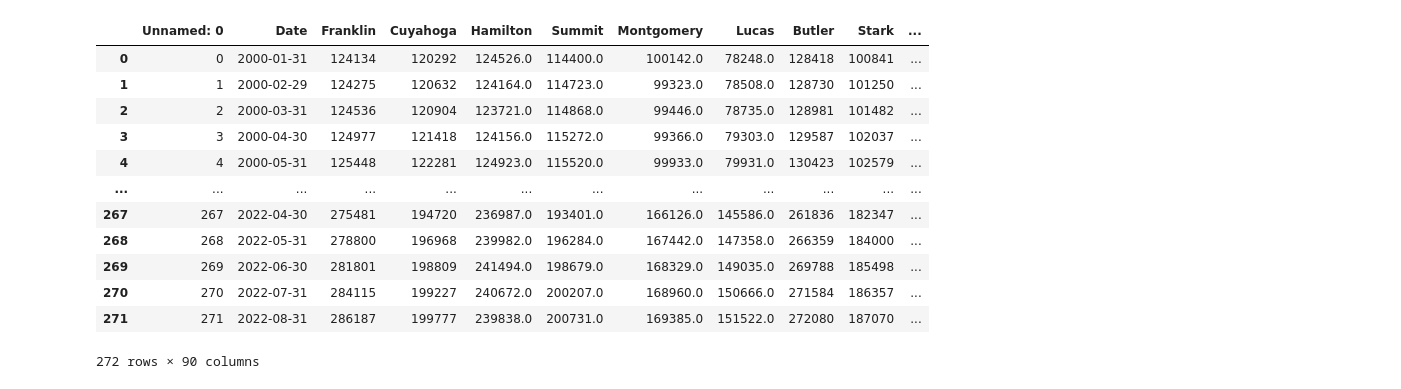
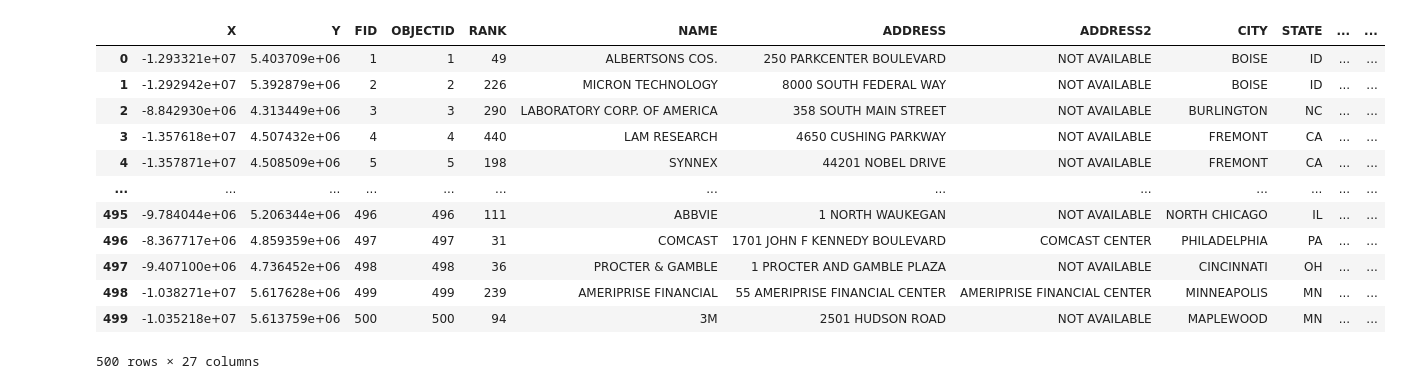
Before and after one commit to yummypugs/Data-Analytics-in-Business, a Jupyter notebook: Final Data/Ohio/transposed ohio counties.ipynb, the cells around one changed output. Saved outputs shown, nothing was run; the diff lists cells and outputs as text; code cells hidden in the pictures.

```diff
--- a/Final Data/Ohio/transposed ohio counties.ipynb
+++ b/Final Data/Ohio/transposed ohio counties.ipynb
@@ -47,18 +53,18 @@ ohcounties
 272 rows × 89 columns
-# %%
-ohcounties = pd.read_excel("Ohio counties dataset.xlsx")
-ohcounties
-# %% [output]
-|  | Unnamed: 0 | Date | Franklin | Cuyahoga | Hamilton | Summit | Montgomery | Lucas | Butler | Stark | ... |
-| 0 | 0 | 2000-01-31 | 124134 | 120292 | 124526.0 | 114400.0 | 100142.0 | 78248.0 | 128418 | 100841 | ... |
-| 1 | 1 | 2000-02-29 | 124275 | 120632 | 124164.0 | 114723.0 | 99323.0 | 78508.0 | 128730 | 101250 | ... |
-| 2 | 2 | 2000-03-31 | 124536 | 120904 | 123721.0 | 114868.0 | 99446.0 | 78735.0 | 128981 | 101482 | ... |
-| 3 | 3 | 2000-04-30 | 124977 | 121418 | 124156.0 | 115272.0 | 99366.0 | 79303.0 | 129587 | 102037 | ... |
-| 4 | 4 | 2000-05-31 | 125448 | 122281 | 124923.0 | 115520.0 | 99933.0 | 79931.0 | 130423 | 102579 | ... |
-| ... | ... | ... | ... | ... | ... | ... | ... | ... | ... | ... | ... |
-| 267 | 267 | 2022-04-30 | 275481 | 194720 | 236987.0 | 193401.0 | 166126.0 | 145586.0 | 261836 | 182347 | ... |
-| 268 | 268 | 2022-05-31 | 278800 | 196968 | 239982.0 | 196284.0 | 167442.0 | 147358.0 | 266359 | 184000 | ... |
-| 269 | 269 | 2022-06-30 | 281801 | 198809 | 241494.0 | 198679.0 | 168329.0 | 149035.0 | 269788 | 185498 | ... |
-| 270 | 270 | 2022-07-31 | 284115 | 199227 | 240672.0 | 200207.0 | 168960.0 | 150666.0 | 271584 | 186357 | ... |
-| 271 | 271 | 2022-08-31 | 286187 | 199777 | 239838.0 | 200731.0 | 169385.0 | 151522.0 | 272080 | 187070 | ... |
-272 rows × 90 columns
+# %%
+companies = pd.read_csv("../../Datasets/Fortune 500/Fortune_500_Corporate_Headquarters_arcgis.csv")
+companies
+# %% [output]
+|  | X | Y | FID | OBJECTID | RANK | NAME | ADDRESS | ADDRESS2 | CITY | STATE | ... | ... |
+| 0 | -1.293321e+07 | 5.403709e+06 | 1 | 1 | 49 | ALBERTSONS COS. | 250 PARKCENTER BOULEVARD | NOT AVAILABLE | BOISE | ID | ... | ... |
+| 1 | -1.292942e+07 | 5.392879e+06 | 2 | 2 | 226 | MICRON TECHNOLOGY | 8000 SOUTH FEDERAL WAY | NOT AVAILABLE | BOISE | ID | ... | ... |
+| 2 | -8.842930e+06 | 4.313449e+06 | 3 | 3 | 290 | LABORATORY CORP. OF AMERICA | 358 SOUTH MAIN STREET | NOT AVAILABLE | BURLINGTON | NC | ... | ... |
+| 3 | -1.357618e+07 | 4.507432e+06 | 4 | 4 | 440 | LAM RESEARCH | 4650 CUSHING PARKWAY | NOT AVAILABLE | FREMONT | CA | ... | ... |
+| 4 | -1.357871e+07 | 4.508509e+06 | 5 | 5 | 198 | SYNNEX | 44201 NOBEL DRIVE | NOT AVAILABLE | FREMONT | CA | ... | ... |
+| ... | ... | ... | ... | ... | ... | ... | ... | ... | ... | ... | ... | ... |
+| 495 | -9.784044e+06 | 5.206344e+06 | 496 | 496 | 111 | ABBVIE | 1 NORTH WAUKEGAN | NOT AVAILABLE | NORTH CHICAGO | IL | ... | ... |
+| 496 | -8.367717e+06 | 4.859359e+06 | 497 | 497 | 31 | COMCAST | 1701 JOHN F KENNEDY BOULEVARD | COMCAST CENTER | PHILADELPHIA | PA | ... | ... |
+| 497 | -9.407100e+06 | 4.736452e+06 | 498 | 498 | 36 | PROCTER & GAMBLE | 1 PROCTER AND GAMBLE PLAZA | NOT AVAILABLE | CINCINNATI | OH | ... | ... |
+| 498 | -1.038271e+07 | 5.617628e+06 | 499 | 499 | 239 | AMERIPRISE FINANCIAL | 55 AMERIPRISE FINANCIAL CENTER | AMERIPRISE FINANCIAL CENTER | MINNEAPOLIS | MN | ... | ... |
+| 499 | -1.035218e+07 | 5.613759e+06 | 500 | 500 | 94 | 3M | 2501 HUDSON ROAD | NOT AVAILABLE | MAPLEWOOD | MN | ... | ... |
+500 rows × 27 columns
```
Also changed, not shown: parts of 7 cells of this notebook, 2 other files.
